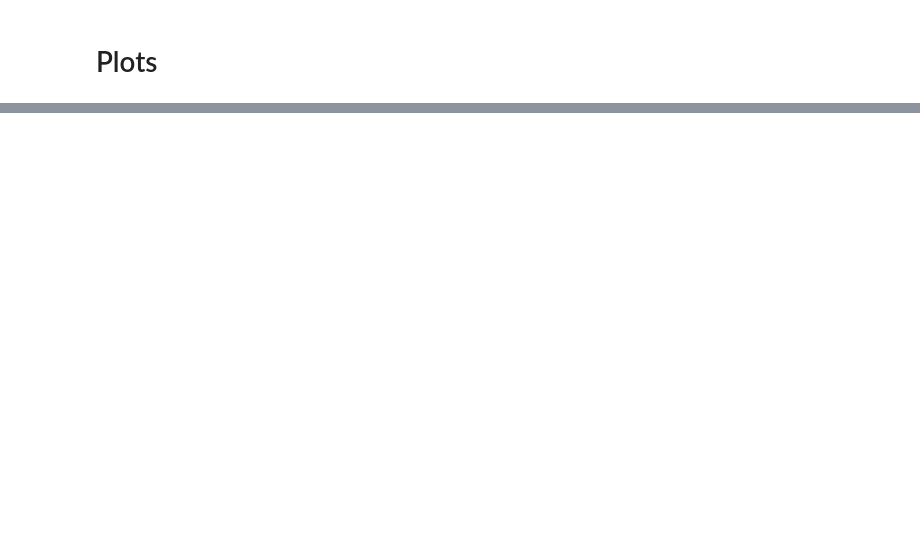
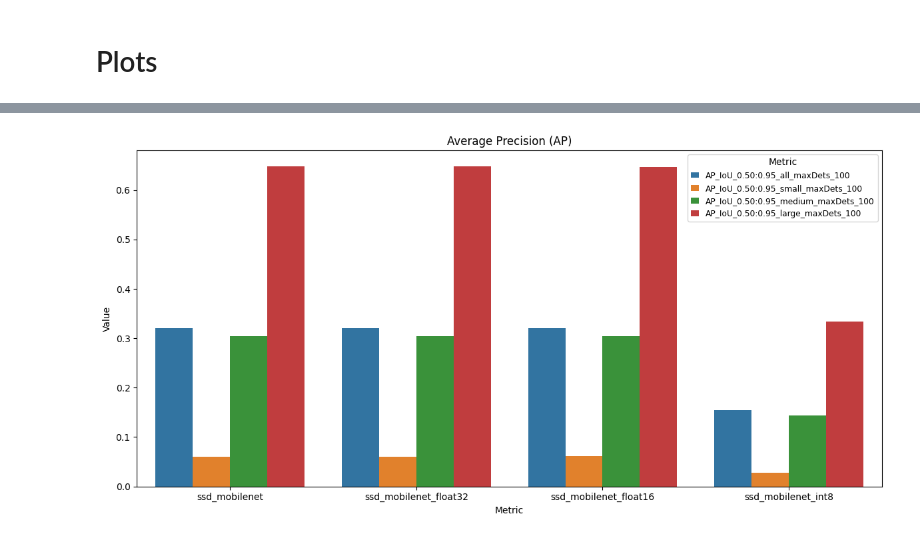
Before and after one commit to allorenz/neural-network-quantization, a Jupyter notebook: evaluate.ipynb, the cells around one changed output, grey strips where cells are left out. Saved outputs shown, nothing was run; the diff lists cells and outputs as text; code cells hidden in the pictures; blank space fills up the shorter version.

Commit message:
created plots

```diff
--- a/evaluate.ipynb
+++ b/evaluate.ipynb
@@ -126,9 +29,0 @@ Accumulating evaluation results...
-# %%
-from evaluate import evaluate_predictions
-import json
-with open('config.json', 'r') as file:
-    config = json.load(file)
-
-
-RESULTS_DIR = config["results_dir"]
-m = evaluate_predictions(RESULTS_DIR,"ssd_mobilenet_float32" )
@@ -320,0 +34,81 @@ plt.show()
+# %%
+import json
+import pandas as pd
+import seaborn as sns
+import matplotlib.pyplot as plt
+
+def create_plots():
+    with open('output/output.json', 'r') as f:
+        data = json.load(f)
+
+    ap_model_names = []
+    ap_metric_names = []
+    ap_values = []
+
+    ar_model_names = []
+    ar_metric_names = []
+    ar_values = []
+
+    metrics = [
+        "AP_IoU_0.50:0.95_all_maxDets_100",
+        "AP_IoU_0.50:0.95_small_maxDets_100",
+        "AP_IoU_0.50:0.95_medium_maxDets_100",
+        "AP_IoU_0.50:0.95_large_maxDets_100",
+        "AR_IoU_0.50:0.95_all_maxDets_100",
+        "AR_IoU_0.50:0.95_small_maxDets_100",
+        "AR_IoU_0.50:0.95_medium_maxDets_100",
+        "AR_IoU_0.50:0.95_large_maxDets_100"
+    ]
+
+    for model, model_data in data.items():
+        for metric, value in model_data['metrics'].items():
+            # Filter metrics starting with 'AP'
+            if metric.startswith('AP') and metric in metrics:
+                ap_model_names.append(model)
+                ap_metric_names.append(metric)
+                ap_values.append(value)
+            elif metric.startswith('AR') and metric in metrics:
+                ar_model_names.append(model)
+                ar_metric_names.append(metric)
+                ar_values.append(value)
+
+
+    df_ap = pd.DataFrame({
+        "Model" : ap_model_names,
+        "Metric" : ap_metric_names,
+        "Value" : ap_values
+    })
+
+    df_ar = pd.DataFrame({
+        "Model" : ar_model_names,
+        "Metric" : ar_metric_names,
+        "Value" : ar_values
+    })
+
+    # AP
+    plt.figure(figsize=(12, 6))
+    sns.barplot(data=df_ap, x='Model', y='Value', hue='Metric')
+    plt.xticks(rotation=0)
+    plt.title('Average Precision (AP)')
+    plt.xlabel('Metric')
+    plt.ylabel('Value')
+    plt.legend(title="Metric", loc="upper right", fontsize=8.8, handlelength=1)
+    plt.tight_layout()
+    plt.savefig('output/average_precision_plot.png', format='png', dpi=300)
+    plt.show()
+
+    # AR
+    plt.figure(figsize=(12, 6))
+    sns.barplot(data=df_ar, x='Model', y='Value', hue='Metric')
+    plt.xticks(rotation=0)
+    plt.title('Average Precision (AR)')
+    plt.xlabel('Metric')
+    plt.ylabel('Value')
+    plt.legend(title="Metric", loc="upper right", fontsize=8.8, handlelength=1)
+    plt.tight_layout()
+    plt.savefig('output/average_recall_plot.png', format='png', dpi=300)
+    plt.show()
+
+create_plots()
+# %% [output]
+[figure, added]
```
Also changed, not shown: parts of 14 cells of this notebook, 5 other files.
